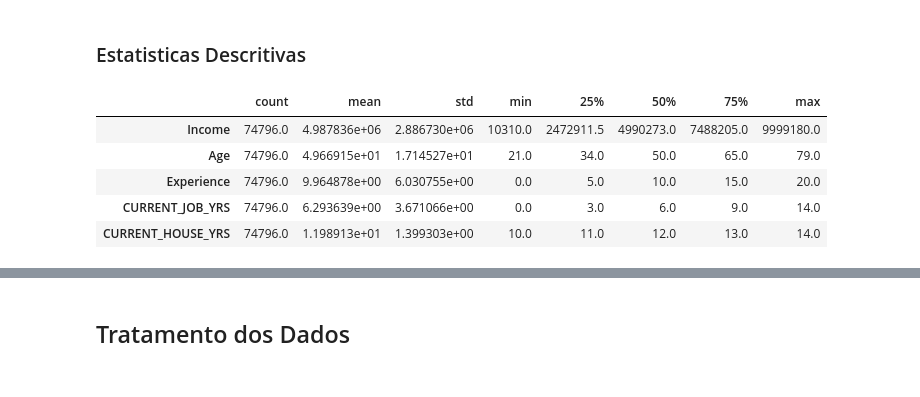
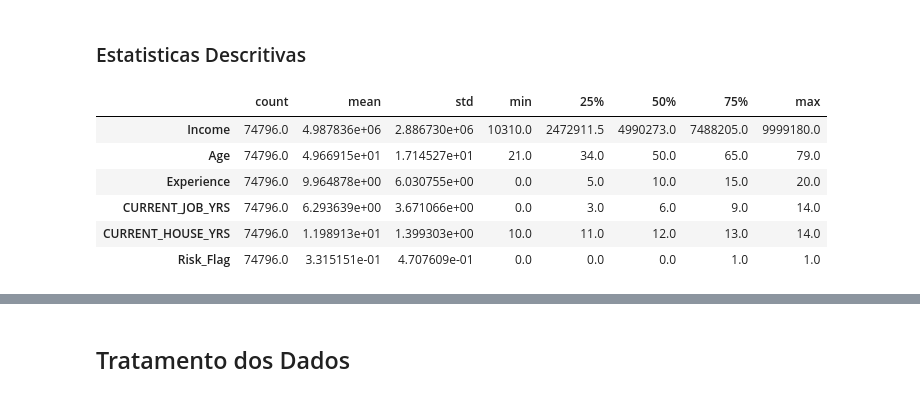
Before and after one commit to LouiseZN/T1_Aprendizado_Supervisionado, a Jupyter notebook: AS_T1_1/aprendizado_supervizionado.ipynb, the cells around one changed output, grey strips where cells are left out. Drawn from its saved outputs; the diff is of its cells as text; code cells hidden in the pictures.

```diff
--- a/AS_T1_1/aprendizado_supervizionado.ipynb
+++ b/AS_T1_1/aprendizado_supervizionado.ipynb
@@ -172,12 +172,13 @@ dtype: int64
 # %%
 import seaborn as sns
 # %%
-df_treino[["Income", "Age", "Experience", "CURRENT_JOB_YRS", "CURRENT_HOUSE_YRS"]].describe().T
+df_treino[["Income", "Age", "Experience", "CURRENT_JOB_YRS", "CURRENT_HOUSE_YRS", "Risk_Flag"]].describe().T
 # %% [output]
 |  | count | mean | std | min | 25% | 50% | 75% | max |
 | Income | 74796.0 | 4.987836e+06 | 2.886730e+06 | 10310.0 | 2472911.5 | 4990273.0 | 7488205.0 | 9999180.0 |
 | Age | 74796.0 | 4.966915e+01 | 1.714527e+01 | 21.0 | 34.0 | 50.0 | 65.0 | 79.0 |
 | Experience | 74796.0 | 9.964878e+00 | 6.030755e+00 | 0.0 | 5.0 | 10.0 | 15.0 | 20.0 |
 | CURRENT_JOB_YRS | 74796.0 | 6.293639e+00 | 3.671066e+00 | 0.0 | 3.0 | 6.0 | 9.0 | 14.0 |
 | CURRENT_HOUSE_YRS | 74796.0 | 1.198913e+01 | 1.399303e+00 | 10.0 | 11.0 | 12.0 | 13.0 | 14.0 |
+| Risk_Flag | 74796.0 | 3.315151e-01 | 4.707609e-01 | 0.0 | 0.0 | 0.0 | 1.0 | 1.0 |
 # %%
```
Also changed, not shown: parts of 5 cells of this notebook.
